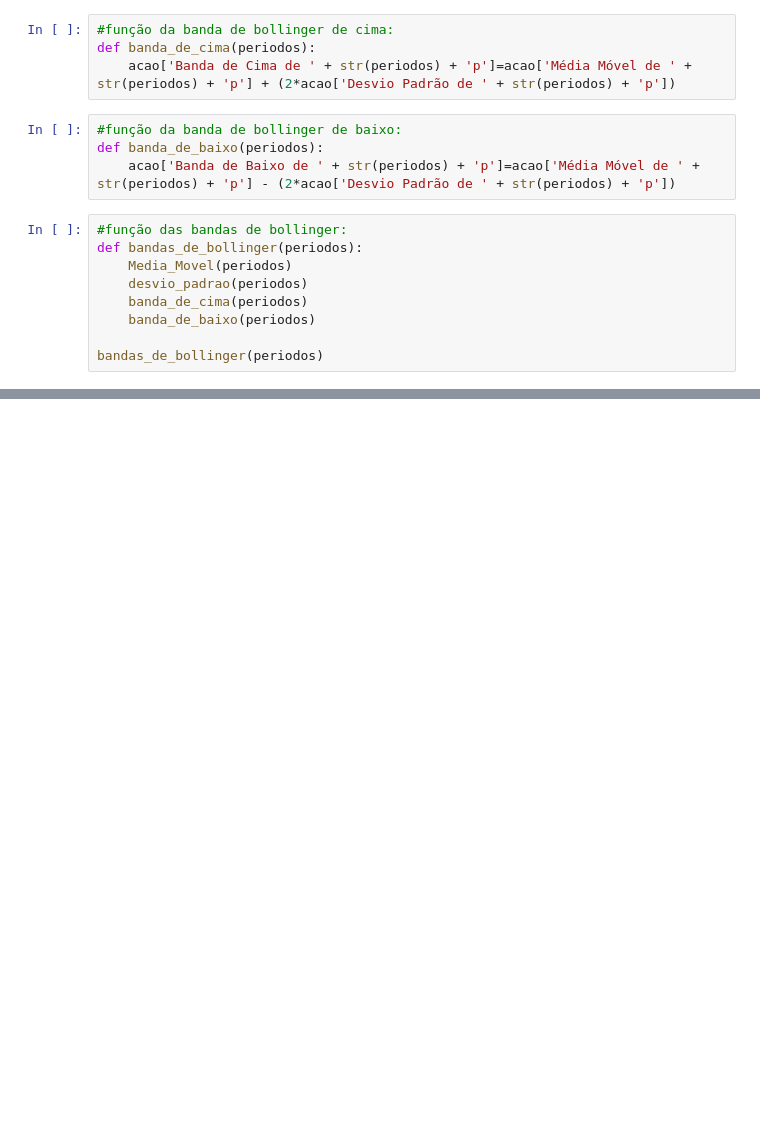
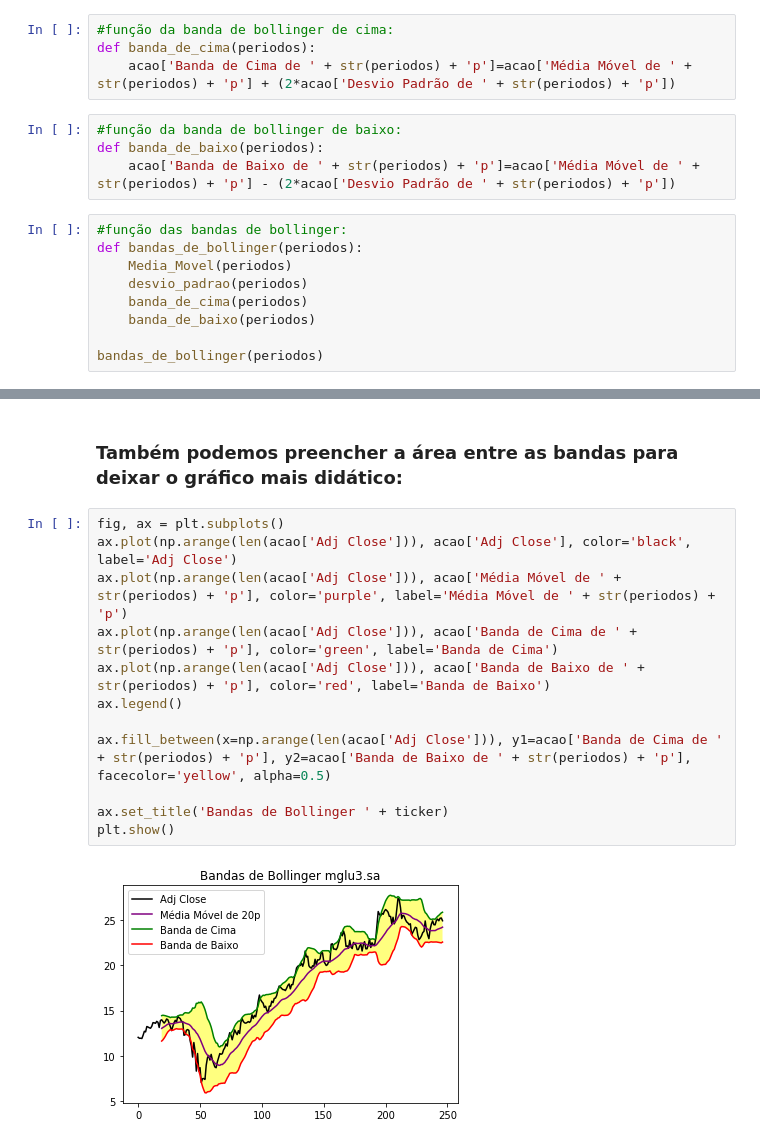
Before and after one commit to pedrojaoulack/economia, a Jupyter notebook: indicadores/graficos/bandas_de_bollinger.ipynb, the cells around one changed output, grey strips where cells are left out. Saved outputs shown, nothing was run; the diff lists cells and outputs as text; blank space fills up the shorter version.

Commit message:
nova opção de gráfico em bandas_de_bollinger.ipynb

```diff
--- a/indicadores/graficos/bandas_de_bollinger.ipynb
+++ b/indicadores/graficos/bandas_de_bollinger.ipynb
@@ -68 +73,17 @@ plt.legend()
 [figure]
+# %% [markdown]
+### Também podemos preencher a área entre as bandas para deixar o gráfico mais didático:
+# %%
+fig, ax = plt.subplots()
+ax.plot(np.arange(len(acao['Adj Close'])), acao['Adj Close'], color='black', label='Adj Close')
+ax.plot(np.arange(len(acao['Adj Close'])), acao['Média Móvel de ' + str(periodos) + 'p'], color='purple', label='Média Móvel de ' + str(periodos) + 'p')
+ax.plot(np.arange(len(acao['Adj Close'])), acao['Banda de Cima de ' + str(periodos) + 'p'], color='green', label='Banda de Cima')
+ax.plot(np.arange(len(acao['Adj Close'])), acao['Banda de Baixo de ' + str(periodos) + 'p'], color='red', label='Banda de Baixo')
+ax.legend()
+
+ax.fill_between(x=np.arange(len(acao['Adj Close'])), y1=acao['Banda de Cima de ' + str(periodos) + 'p'], y2=acao['Banda de Baixo de ' + str(periodos) + 'p'], facecolor='yellow', alpha=0.5)
+
+ax.set_title('Bandas de Bollinger ' + ticker)
+plt.show()
+# %% [output]
+[figure, added]
```
Also changed, not shown: parts of 2 cells of this notebook.
